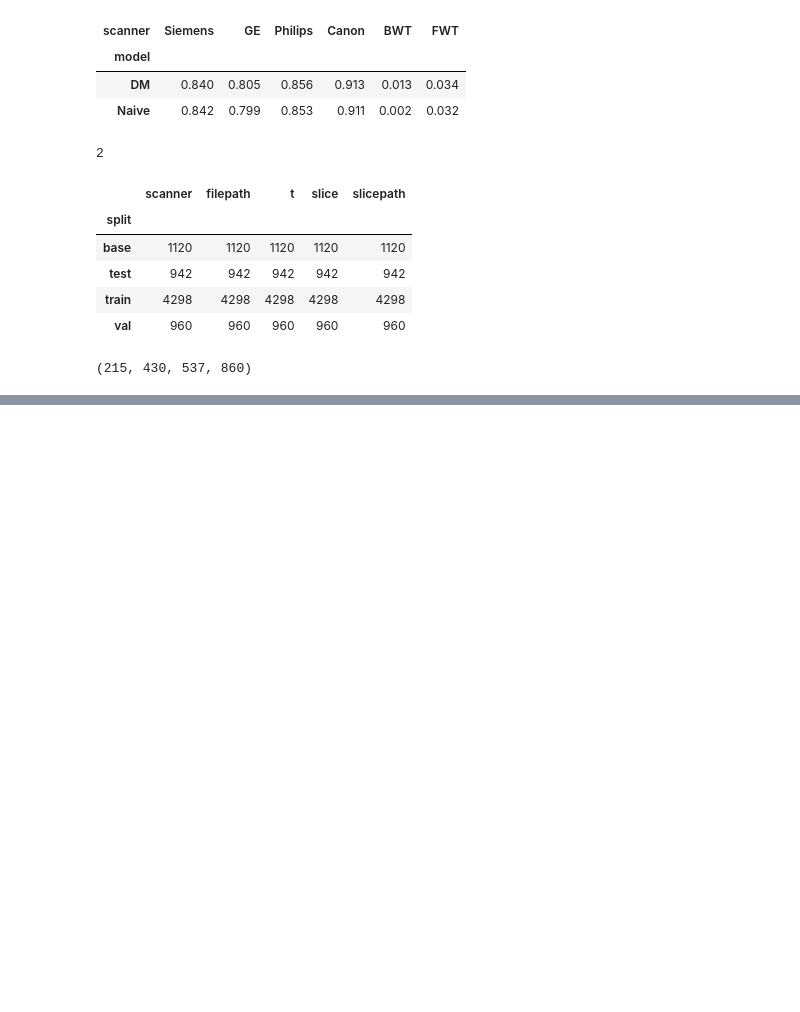
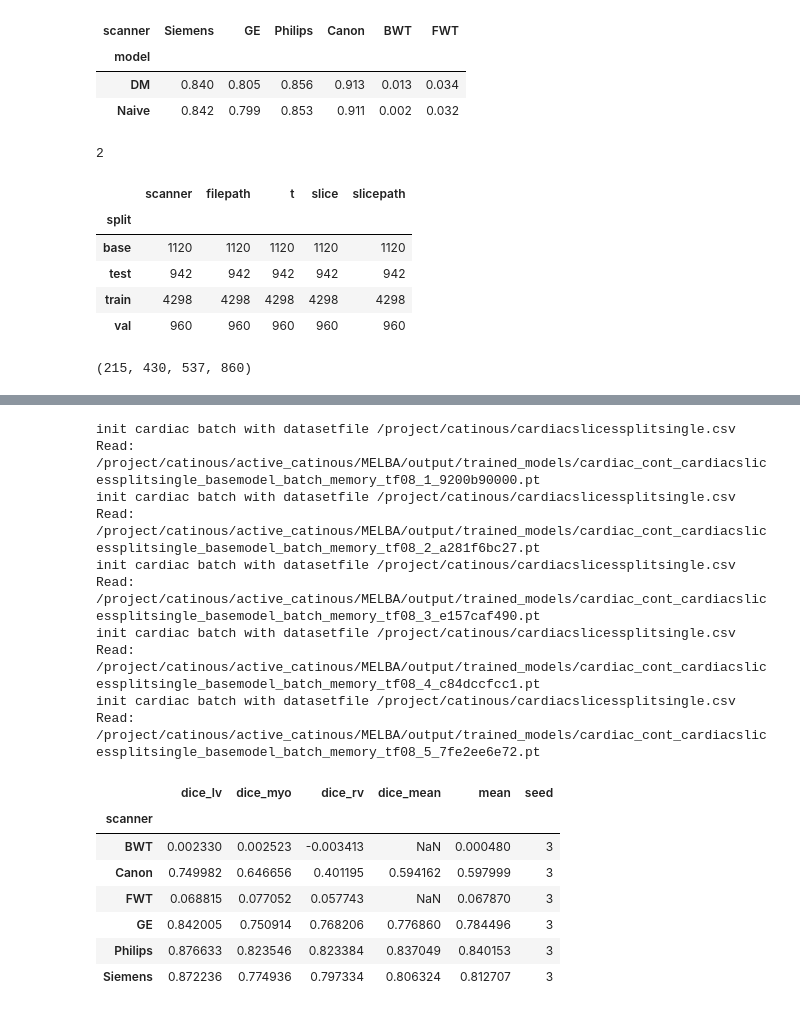
Before and after one commit to cirmuw/casa, a Jupyter notebook: evaluation/cardiac_evaluation.ipynb, the cells around one changed output, grey strips where cells are left out. Drawn from its saved outputs; the diff is of its cells as text; code cells hidden in the pictures; blank space fills up the shorter version.

```diff
--- a/evaluation/cardiac_evaluation.ipynb
+++ b/evaluation/cardiac_evaluation.ipynb
@@ -97,0 +110,21 @@ round(4298/20), round(4298/10), round(4298/8), round(4298/5)
+# %%
+eval_config('../training_configs/cardiac_casa.yml', seeds=[1, 2, 3, 4, 5], split=['val']).groupby('scanner').mean()
+# %% [output]
+init cardiac batch with datasetfile /project/catinous/cardiacslicessplitsingle.csv
+Read: /project/catinous/active_catinous/MELBA/output/trained_models/cardiac_cont_cardiacslicessplitsingle_basemodel_batch_memory_tf08_1_9200b90000.pt
+init cardiac batch with datasetfile /project/catinous/cardiacslicessplitsingle.csv
+Read: /project/catinous/active_catinous/MELBA/output/trained_models/cardiac_cont_cardiacslicessplitsingle_basemodel_batch_memory_tf08_2_a281f6bc27.pt
+init cardiac batch with datasetfile /project/catinous/cardiacslicessplitsingle.csv
+Read: /project/catinous/active_catinous/MELBA/output/trained_models/cardiac_cont_cardiacslicessplitsingle_basemodel_batch_memory_tf08_3_e157caf490.pt
+init cardiac batch with datasetfile /project/catinous/cardiacslicessplitsingle.csv
+Read: /project/catinous/active_catinous/MELBA/output/trained_models/cardiac_cont_cardiacslicessplitsingle_basemodel_batch_memory_tf08_4_c84dccfcc1.pt
+init cardiac batch with datasetfile /project/catinous/cardiacslicessplitsingle.csv
+Read: /project/catinous/active_catinous/MELBA/output/trained_models/cardiac_cont_cardiacslicessplitsingle_basemodel_batch_memory_tf08_5_7fe2ee6e72.pt
+|  | dice_lv | dice_myo | dice_rv | dice_mean | mean | seed |
+| scanner |  |  |  |  |  |  |
+| BWT | 0.002330 | 0.002523 | -0.003413 | NaN | 0.000480 | 3 |
+| Canon | 0.749982 | 0.646656 | 0.401195 | 0.594162 | 0.597999 | 3 |
+| FWT | 0.068815 | 0.077052 | 0.057743 | NaN | 0.067870 | 3 |
+| GE | 0.842005 | 0.750914 | 0.768206 | 0.776860 | 0.784496 | 3 |
+| Philips | 0.876633 | 0.823546 | 0.823384 | 0.837049 | 0.840153 | 3 |
+| Siemens | 0.872236 | 0.774936 | 0.797334 | 0.806324 | 0.812707 | 3 |
```
Also changed, not shown: parts of 7 cells of this notebook, 15 other files.
